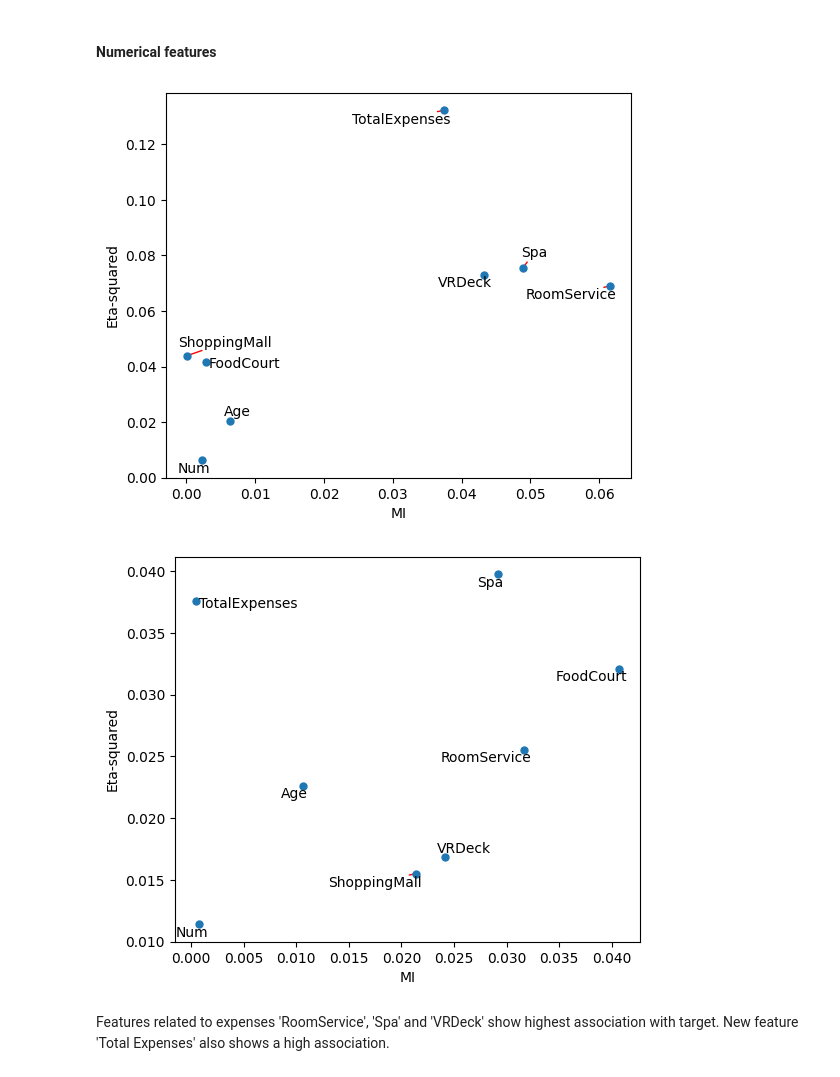
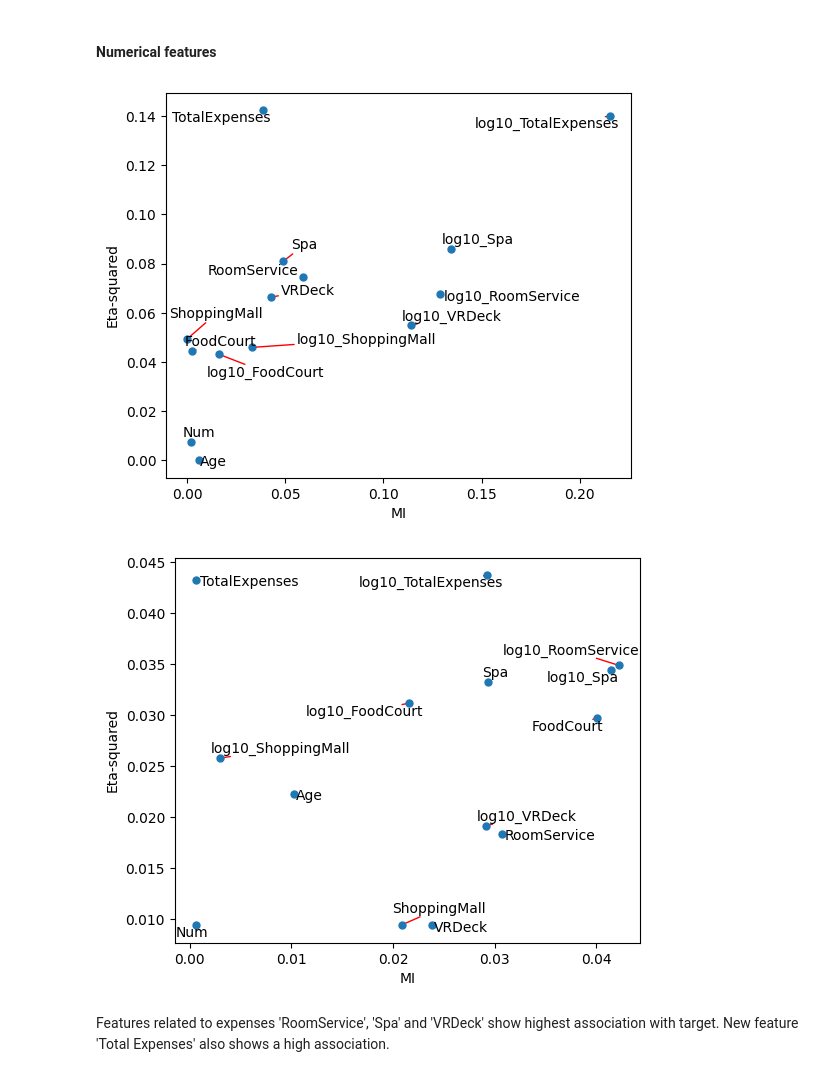
Before and after one commit to mapardo-lab/spaceshipTitanic, a Jupyter notebook: EDA.ipynb, the cells around one changed output. Cells and saved outputs as stored; diff of their text form; code cells hidden in the pictures.

```diff
--- a/EDA.ipynb
+++ b/EDA.ipynb
@@ -272,16 +288,16 @@ Feature 'TotalExpenses' shows correlation with several features related to expen
 #### Categorical features (Cramer's V test)
 # %%
 # relationship between categorical features (Cramer's V test)
-selected_features= ['HomePlanet', 'CryoSleep', 'Destination', 'VIP', 'Deck', 'Side']
+categ_features= ['HomePlanet', 'CryoSleep', 'Destination', 'VIP', 'Deck', 'Side'] + new_features
 
 scores = []
-for feature1 in selected_features:
+for feature1 in categ_features:
     score_feature = []
-    for feature2 in selected_features:
+    for feature2 in categ_features:
         score_feature.append(cramers_v(df_train[feature1], df_train[feature2]))
     scores.append(score_feature)
 
-cramer = pd.DataFrame(scores, columns = selected_features, index = selected_features)
+cramer = pd.DataFrame(scores, columns = categ_features, index = categ_features)
 
 heatmap_triangle(cramer, "Cramer's V")
 # %% [output]
@@ -292,25 +308,20 @@ Feature 'Deck' shows a strong association with 'HomePlanet'.
 #### Categorical vs Numeric features (Eta squared)
 # %%
 # relationship between quantitative vs qualitative features (Eta squared)
-# TODO redo with log10 features
-quant_features = ['Age', 'Num'] + expenses_features
-categ_features = ['HomePlanet', 'CryoSleep', 'Destination', 'VIP', 'Deck', 'Side']
+quant_features = ['Age', 'Num'] + expense_features + expense_features_log10
 
 df = df_train[categ_features + quant_features]
 df = df.dropna()
 
-df['TotalExpenses'] = df[expenses_features].sum(axis=1)
-df['Num'] = df['Num'].astype(int)
-
 scores = []
-for qf in quant_features + ['TotalExpenses']:
+for qf in quant_features:
     score_feature = []
     for cf in categ_features:
         formula = f'{qf} ~ {cf}'
         score_feature.append(eta_squared(df, formula))
     scores.append(score_feature)
 
-eta2 = pd.DataFrame(scores, columns = categ_features, index = quant_features + ['TotalExpenses'])
+eta2 = pd.DataFrame(scores, columns = categ_features, index = quant_features)
 
 heatmap_threshold(eta2, 0.14, 'Eta squared')
 # %% [output]
@@ -324,57 +335,48 @@ Feature 'FoodCourt' shows a weak association with features 'HomePlanet' and 'Dec
 #### Numerical features
 # %%
 # relationship between quantitative features vs target (eta-squared/MI)
-# TODO redo with log10 features
-expenses_features = ['RoomService', 'FoodCourt', 'ShoppingMall', 'Spa', 'VRDeck']
-quant_features = ['Age', 'Num'] + expenses_features
 
 df = df_train[quant_features + ['Transported']]
 df = df.dropna()
 
-df['TotalExpenses'] = df[expenses_features].sum(axis=1)
-df['Num'] = df['Num'].astype(int)
-
-X = df[quant_features + ['TotalExpenses']]
+X = df[quant_features]
 y = df['Transported']
 mi = mutual_info_classif(X, y).tolist()
 # f = f_classif(X, y)[0].tolist()
 eta2 = []
-for qf in quant_features + ['TotalExpenses']:
+for qf in quant_features:
     formula = f'{qf} ~ Transported'
     eta2.append(eta_squared(df, formula))
 
-feature_stats = {'feature': quant_features + ['TotalExpenses'], 'stat': eta2, 'mi': mi}
+feature_stats = {'feature': quant_features, 'stat': eta2, 'mi': mi}
 
 plot_stat_vs_mi_num(feature_stats, 'Eta-squared')
 # %% [output]
-[figure, old version]
+[figure, new version]
 # %%
 # relationship between quantitative features vs target (eta-squared/MI)
 # remove CryoSleep True
-expenses_features = ['RoomService', 'FoodCourt', 'ShoppingMall', 'Spa', 'VRDeck']
-quant_features = ['Age', 'Num'] + expenses_features
 
 df = df_train[quant_features + ['Transported','CryoSleep']]
 df = df.dropna()
 df = df[df['CryoSleep'] != True]
 
-df['TotalExpenses'] = df[expenses_features].sum(axis=1)
-df['Num'] = df['Num'].astype(int)
+#df['Num'] = df['Num'].astype(int)
 
-X = df[quant_features + ['TotalExpenses']]
+X = df[quant_features]
 y = df['Transported']
 mi = mutual_info_classif(X, y).tolist()
 # f = f_classif(X, y)[0].tolist()
 eta2 = []
-for qf in quant_features + ['TotalExpenses']:
+for qf in quant_features:
     formula = f'{qf} ~ Transported'
     eta2.append(eta_squared(df, formula))
 
-feature_stats = {'feature': quant_features + ['TotalExpenses'], 'stat': eta2, 'mi': mi}
+feature_stats = {'feature': quant_features, 'stat': eta2, 'mi': mi}
 
 plot_stat_vs_mi_num(feature_stats, 'Eta-squared')
 # %% [output]
-[figure, old version]
+[figure, new version]
 # %% [markdown]
 Features related to expenses 'RoomService', 'Spa' and 'VRDeck' show highest association with target. New feature 'Total Expenses' also shows a high association.
 # %% [markdown]
```
Also changed, not shown: parts of 18 cells of this notebook, 3 other files.
